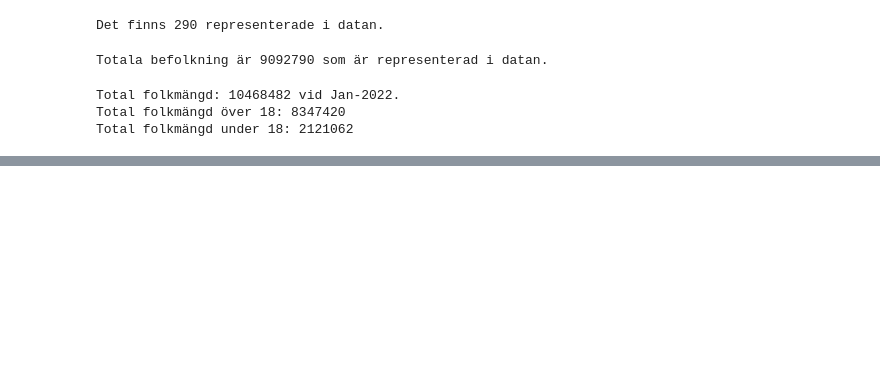
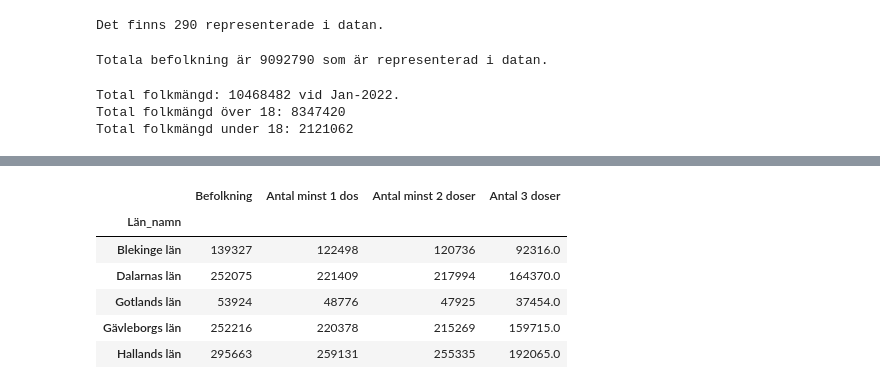
Before and after one commit to smlatic/Databehandling-Edin-Smlatic, a Jupyter notebook: Lab/Lab1-Covid/lab-Covid.ipynb, the cells around one changed output, grey strips where cells are left out. Saved outputs shown, nothing was run; the diff lists cells and outputs as text; code cells hidden in the pictures; blank space fills up the shorter version.

```diff
--- a/Lab/Lab1-Covid/lab-Covid.ipynb
+++ b/Lab/Lab1-Covid/lab-Covid.ipynb
@@ -199 +203,19 @@ Total folkmängd under 18: 2121062
+# %%
+# f) Rita stapeldiagram för andel med minst 1 dos per län, andel två doser per län och andel tre doser per län
+
+län_grp = vaccindata.groupby(["Län_namn"])
+
+
+vaccin_andel_län = vaccindata.groupby(["Län_namn"])[["Befolkning", "Antal minst 1 dos", "Antal minst 2 doser", "Antal 3 doser"]].sum()
+vaccin_andel_län.head()
+
+# Plotta med plotly express, Bar chart
+# %% [output]
+|  | Befolkning | Antal minst 1 dos | Antal minst 2 doser | Antal 3 doser |
+| Län_namn |  |  |  |  |
+| Blekinge län | 139327 | 122498 | 120736 | 92316.0 |
+| Dalarnas län | 252075 | 221409 | 217994 | 164370.0 |
+| Gotlands län | 53924 | 48776 | 47925 | 37454.0 |
+| Gävleborgs län | 252216 | 220378 | 215269 | 159715.0 |
+| Hallands län | 295663 | 259131 | 255335 | 192065.0 |
 # %%
```
Also changed, not shown: parts of 6 cells of this notebook, 5 other files.
